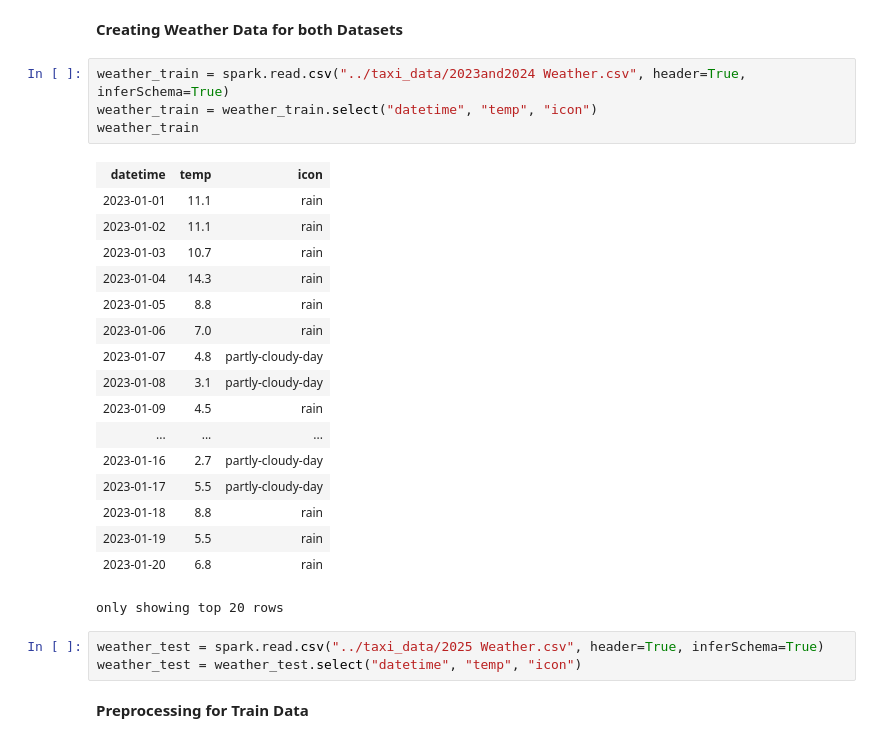
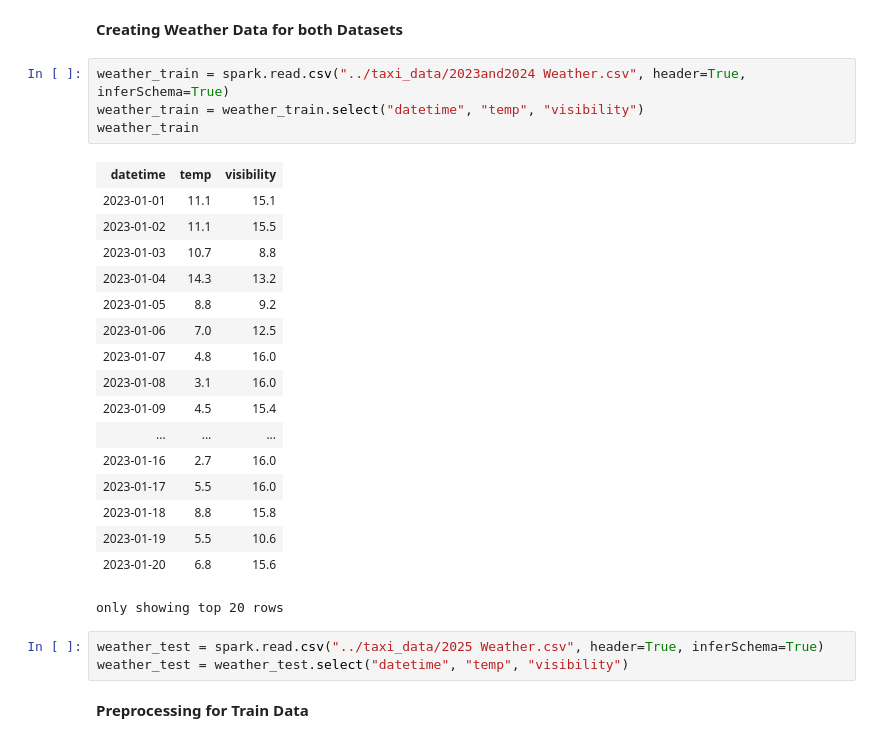
Before and after one commit to cookie-monsta23/MAST30034-Assignment-1, a Jupyter notebook: notebooks/Assignment_1.ipynb, the cells around one changed output. Cells and saved outputs as stored; diff of their text form.

```diff
--- a/notebooks/Assignment_1.ipynb
+++ b/notebooks/Assignment_1.ipynb
@@ -151,29 +157,29 @@ sdf_2025.count()
 **Creating Weather Data for both Datasets**
 # %%
 weather_train = spark.read.csv("../taxi_data/2023and2024 Weather.csv", header=True, inferSchema=True)
-weather_train = weather_train.select("datetime", "temp", "icon")
+weather_train = weather_train.select("datetime", "temp", "visibility")
 weather_train
 # %% [output]
-| datetime | temp | icon |
-| 2023-01-01 | 11.1 | rain |
-| 2023-01-02 | 11.1 | rain |
-| 2023-01-03 | 10.7 | rain |
-| 2023-01-04 | 14.3 | rain |
-| 2023-01-05 | 8.8 | rain |
-| 2023-01-06 | 7.0 | rain |
-| 2023-01-07 | 4.8 | partly-cloudy-day |
-| 2023-01-08 | 3.1 | partly-cloudy-day |
-| 2023-01-09 | 4.5 | rain |
+| datetime | temp | visibility |
+| 2023-01-01 | 11.1 | 15.1 |
+| 2023-01-02 | 11.1 | 15.5 |
+| 2023-01-03 | 10.7 | 8.8 |
+| 2023-01-04 | 14.3 | 13.2 |
+| 2023-01-05 | 8.8 | 9.2 |
+| 2023-01-06 | 7.0 | 12.5 |
+| 2023-01-07 | 4.8 | 16.0 |
+| 2023-01-08 | 3.1 | 16.0 |
+| 2023-01-09 | 4.5 | 15.4 |
 | ... | ... | ... |
-| 2023-01-16 | 2.7 | partly-cloudy-day |
-| 2023-01-17 | 5.5 | partly-cloudy-day |
-| 2023-01-18 | 8.8 | rain |
-| 2023-01-19 | 5.5 | rain |
-| 2023-01-20 | 6.8 | rain |
+| 2023-01-16 | 2.7 | 16.0 |
+| 2023-01-17 | 5.5 | 16.0 |
+| 2023-01-18 | 8.8 | 15.8 |
+| 2023-01-19 | 5.5 | 10.6 |
+| 2023-01-20 | 6.8 | 15.6 |
 only showing top 20 rows
 # %%
 weather_test = spark.read.csv("../taxi_data/2025 Weather.csv", header=True, inferSchema=True)
-weather_test = weather_test.select("datetime", "temp", "icon")
+weather_test = weather_test.select("datetime", "temp", "visibility")
 # %% [markdown]
 **Preprocessing for Train Data**
 # %%
```
Also changed, not shown: parts of 23 cells of this notebook, 2 other files.
